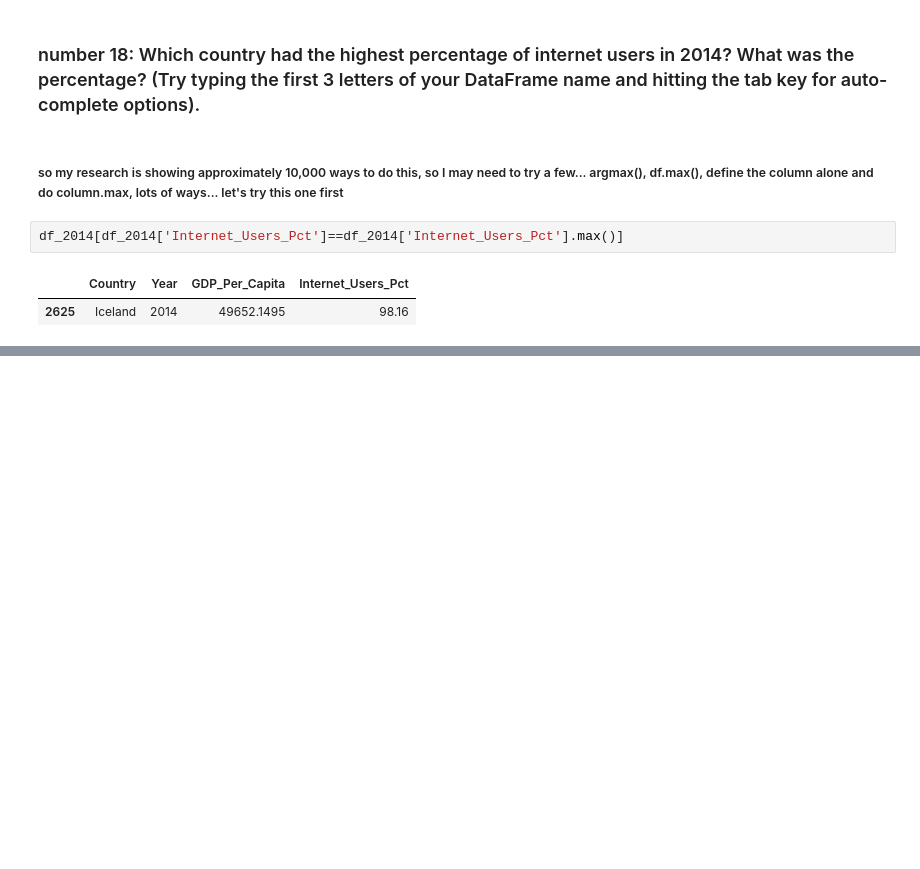
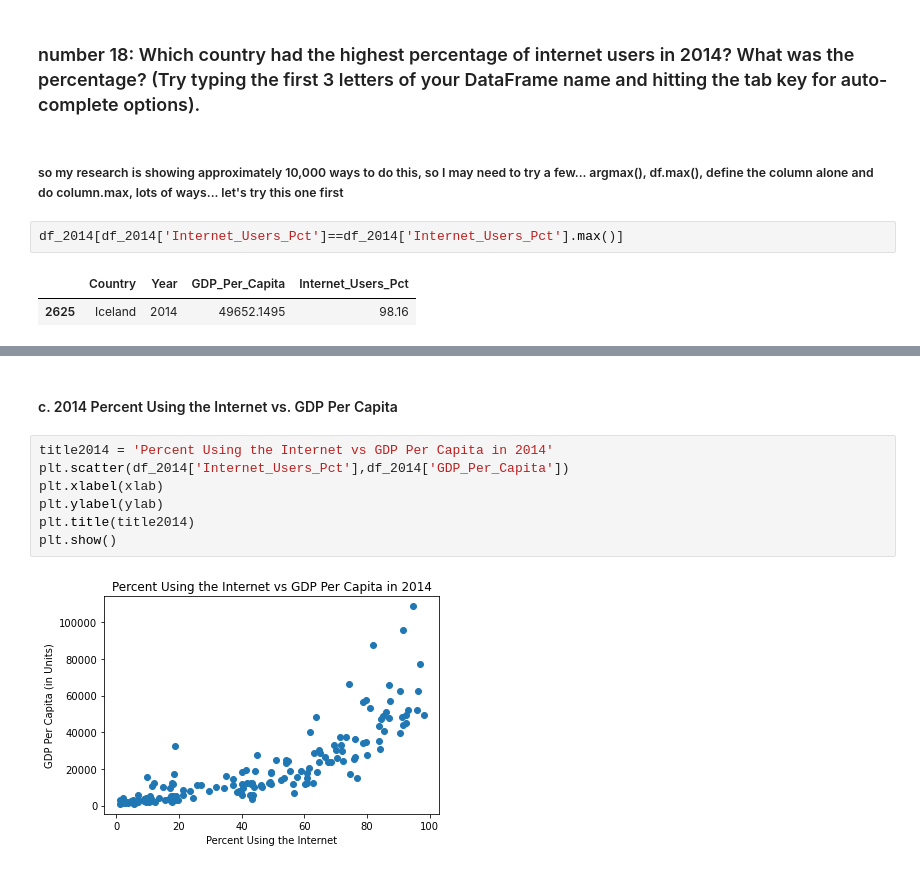
Before and after one commit to NSS-Data-Analytics-Cohort-6/gdp-and-internet-usage-atinglis314, a Jupyter notebook: notebooks/gdp_and_internet_usage_script.ipynb, the cells around one changed output, grey strips where cells are left out. Saved outputs shown, nothing was run; the diff lists cells and outputs as text; blank space fills up the shorter version.

```diff
--- a/notebooks/gdp_and_internet_usage_script.ipynb
+++ b/notebooks/gdp_and_internet_usage_script.ipynb
@@ -435,0 +521,11 @@ I want to do more research and find other ways to do this to make sure this answ
+# %% [markdown]
+#### c. 2014 Percent Using the Internet vs. GDP Per Capita
+# %%
+title2014 = 'Percent Using the Internet vs GDP Per Capita in 2014'
+plt.scatter(df_2014['Internet_Users_Pct'],df_2014['GDP_Per_Capita'])
+plt.xlabel(xlab)
+plt.ylabel(ylab)
+plt.title(title2014)
+plt.show()
+# %% [output]
+[figure, added]
```
Also changed, not shown: parts of 32 cells of this notebook.
